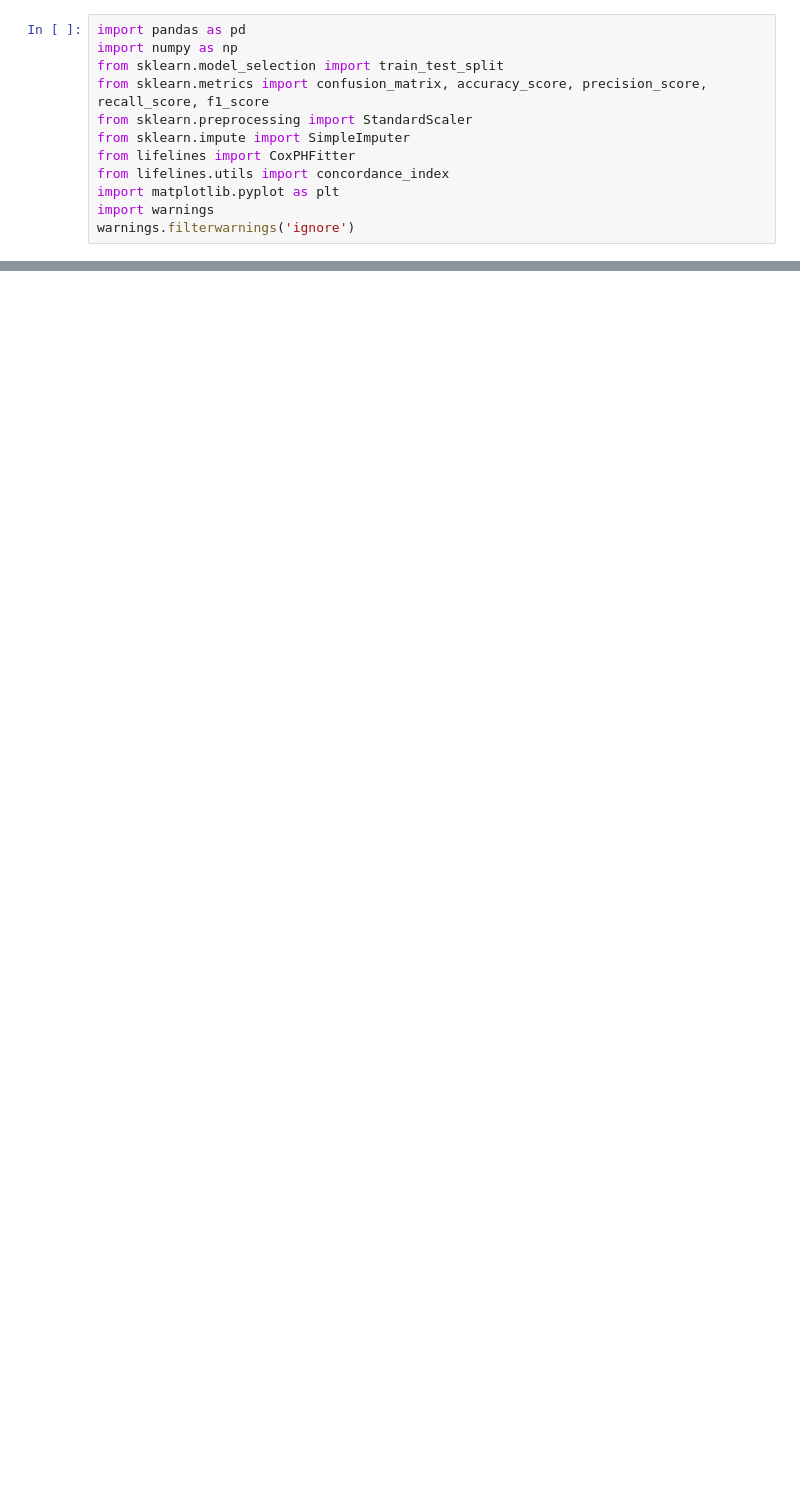
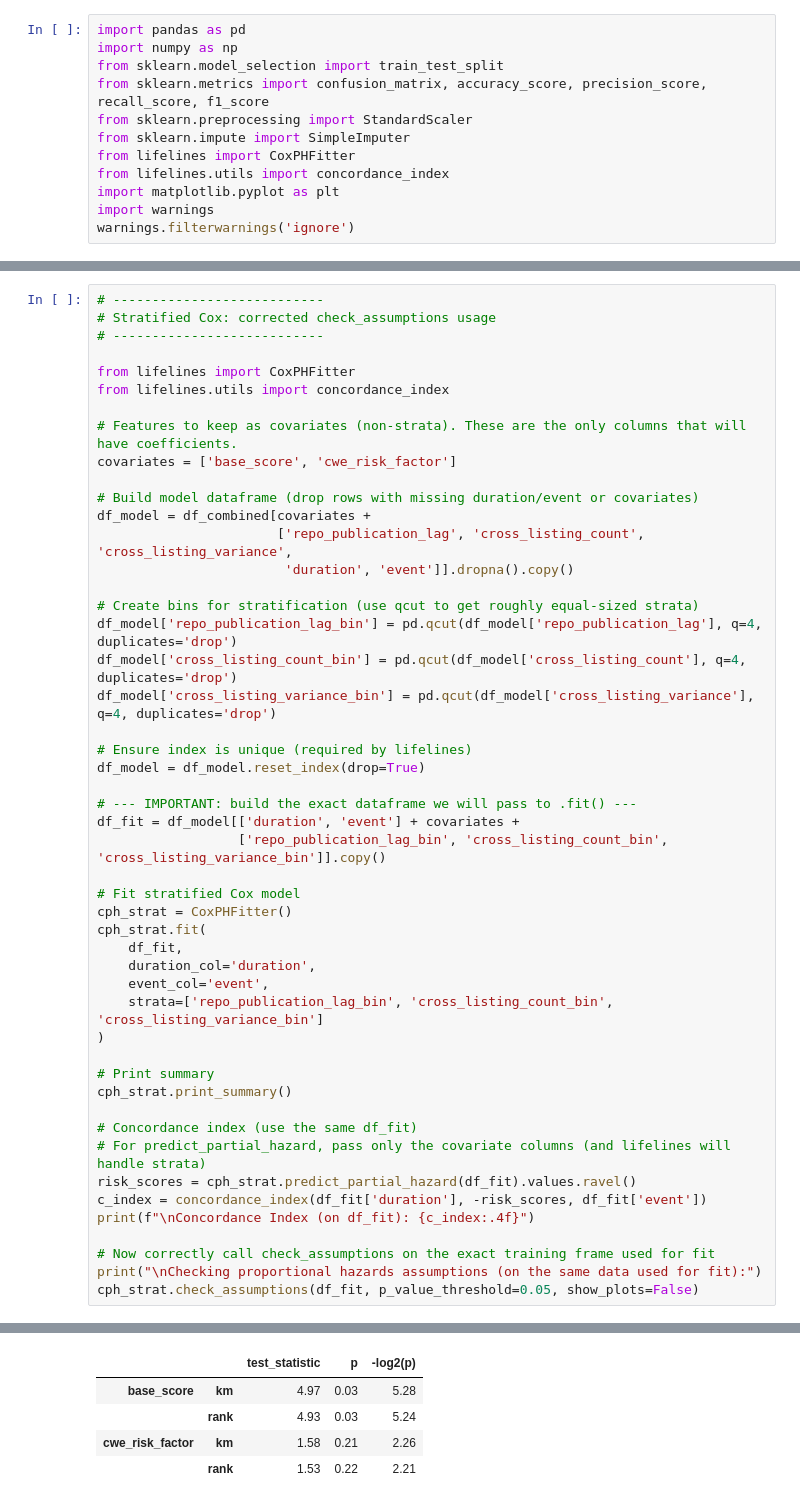
Before and after one commit to hmiller6226/capstone_jnj, a Jupyter notebook: EU Hazard Model.ipynb, the cells around one changed output, grey strips where cells are left out. Saved outputs shown, nothing was run; the diff lists cells and outputs as text; blank space fills up the shorter version.

```diff
--- a/EU Hazard Model.ipynb
+++ b/EU Hazard Model.ipynb
@@ -583,0 +203,50 @@ Threshold | Accuracy | Precision | Recall | F1-Score | TP | FP | FN | TN
+# %%
+# ---------------------------
+# Stratified Cox: corrected check_assumptions usage
+# ---------------------------
+
+from lifelines import CoxPHFitter
+from lifelines.utils import concordance_index
+
+# Features to keep as covariates (non-strata). These are the only columns that will have coefficients.
+covariates = ['base_score', 'cwe_risk_factor']
+
+# Build model dataframe (drop rows with missing duration/event or covariates)
+df_model = df_combined[covariates +
+                       ['repo_publication_lag', 'cross_listing_count', 'cross_listing_variance',
+                        'duration', 'event']].dropna().copy()
+
+# Create bins for stratification (use qcut to get roughly equal-sized strata)
+df_model['repo_publication_lag_bin'] = pd.qcut(df_model['repo_publication_lag'], q=4, duplicates='drop')
+df_model['cross_listing_count_bin'] = pd.qcut(df_model['cross_listing_count'], q=4, duplicates='drop')
+df_model['cross_listing_variance_bin'] = pd.qcut(df_model['cross_listing_variance'], q=4, duplicates='drop')
+
+# Ensure index is unique (required by lifelines)
+df_model = df_model.reset_index(drop=True)
+
+# --- IMPORTANT: build the exact dataframe we will pass to .fit() ---
+df_fit = df_model[['duration', 'event'] + covariates +
+                  ['repo_publication_lag_bin', 'cross_listing_count_bin', 'cross_listing_variance_bin']].copy()
+
+# Fit stratified Cox model
+cph_strat = CoxPHFitter()
+cph_strat.fit(
+    df_fit,
+    duration_col='duration',
+    event_col='event',
+    strata=['repo_publication_lag_bin', 'cross_listing_count_bin', 'cross_listing_variance_bin']
+)
+
+# Print summary
+cph_strat.print_summary()
+
+# Concordance index (use the same df_fit)
+# For predict_partial_hazard, pass only the covariate columns (and lifelines will handle strata)
+risk_scores = cph_strat.predict_partial_hazard(df_fit).values.ravel()
+c_index = concordance_index(df_fit['duration'], -risk_scores, df_fit['event'])
+print(f"\nConcordance Index (on df_fit): {c_index:.4f}")
+
+# Now correctly call check_assumptions on the exact training frame used for fit
+print("\nChecking proportional hazards assumptions (on the same data used for fit):")
+cph_strat.check_assumptions(df_fit, p_value_threshold=0.05, show_plots=False)
+# %% [output]
@@ -583,0 +284,5 @@ Threshold | Accuracy | Precision | Recall | F1-Score | TP | FP | FN | TN
+|  |  | test_statistic | p | -log2(p) |
+| base_score | km | 4.97 | 0.03 | 5.28 |
+|  | rank | 4.93 | 0.03 | 5.24 |
+| cwe_risk_factor | km | 1.58 | 0.21 | 2.26 |
+|  | rank | 1.53 | 0.22 | 2.21 |
```
Also changed, not shown: parts of 15 cells of this notebook.
